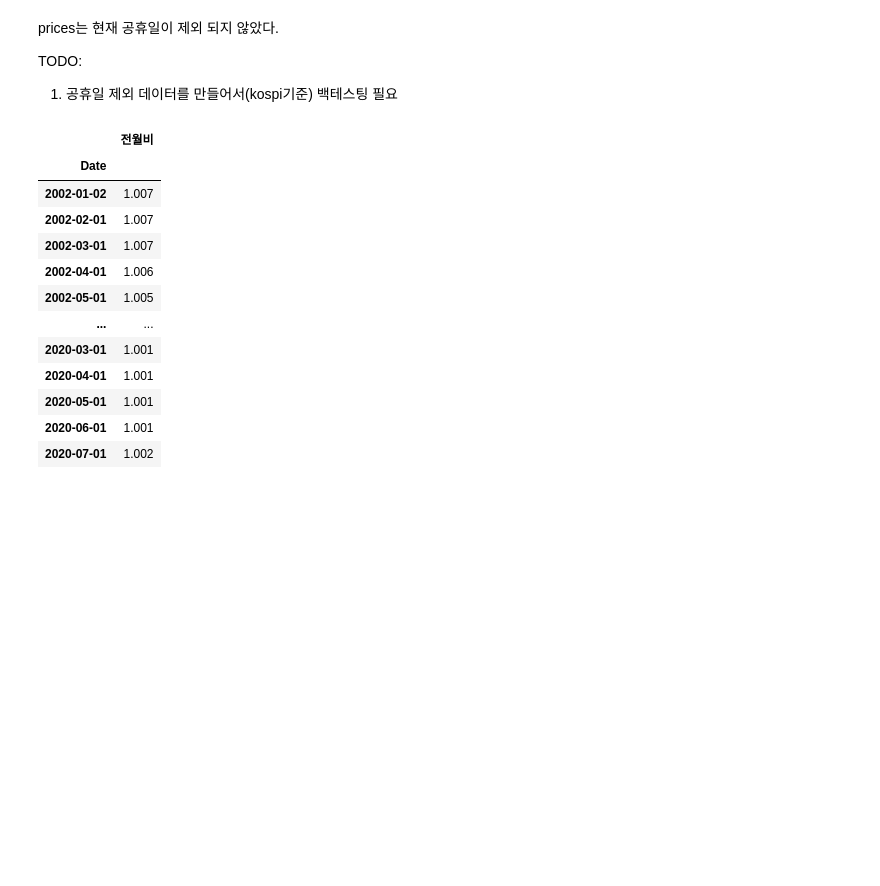
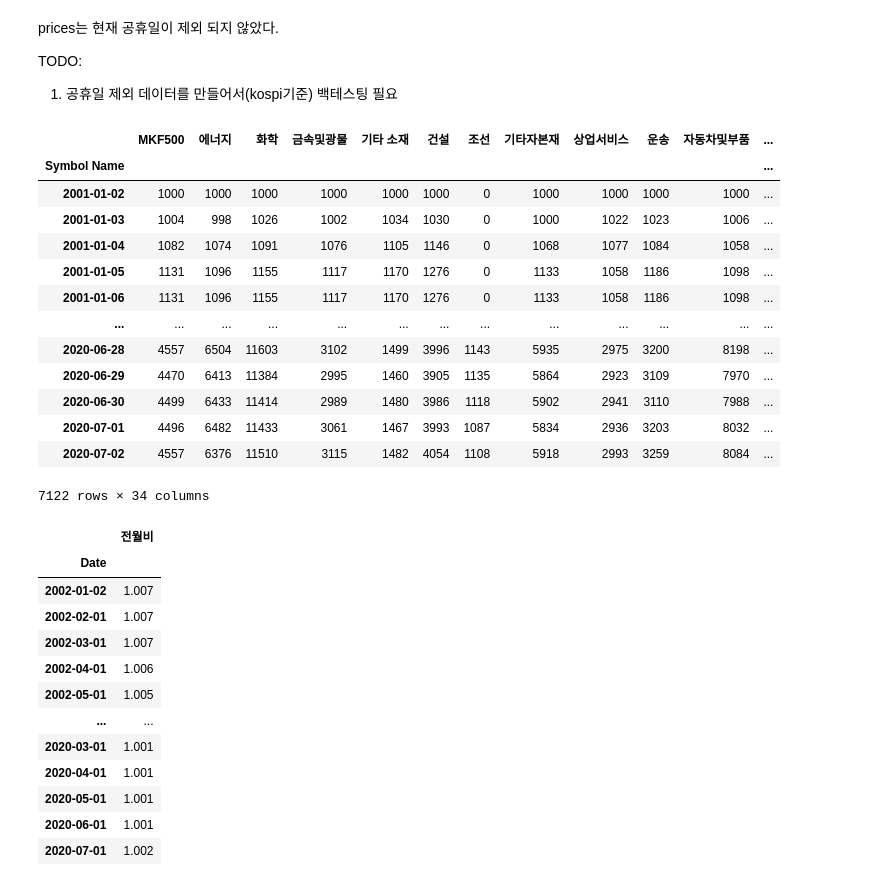
Before and after one commit to hermian/USAP, a Jupyter notebook: ID1.ipynb, the cells around one changed output. Saved outputs shown, nothing was run; the diff lists cells and outputs as text; code cells hidden in the pictures; blank space fills up the shorter version.

```diff
--- a/ID1.ipynb
+++ b/ID1.ipynb
@@ -43,6 +43,22 @@ TODO:
 1. 공휴일 제외 데이터를 만들어서(kospi기준) 백테스팅 필요
 # %%
 prices = pd.read_csv('data/assets.csv', index_col=0, parse_dates=True)
+prices
+# %% [output]
+|  | MKF500 | 에너지 | 화학 | 금속및광물 | 기타 소재 | 건설 | 조선 | 기타자본재 | 상업서비스 | 운송 | 자동차및부품 | ... |
+| Symbol Name |  |  |  |  |  |  |  |  |  |  |  | ... |
+| 2001-01-02 | 1000 | 1000 | 1000 | 1000 | 1000 | 1000 | 0 | 1000 | 1000 | 1000 | 1000 | ... |
+| 2001-01-03 | 1004 | 998 | 1026 | 1002 | 1034 | 1030 | 0 | 1000 | 1022 | 1023 | 1006 | ... |
+| 2001-01-04 | 1082 | 1074 | 1091 | 1076 | 1105 | 1146 | 0 | 1068 | 1077 | 1084 | 1058 | ... |
+| 2001-01-05 | 1131 | 1096 | 1155 | 1117 | 1170 | 1276 | 0 | 1133 | 1058 | 1186 | 1098 | ... |
+| 2001-01-06 | 1131 | 1096 | 1155 | 1117 | 1170 | 1276 | 0 | 1133 | 1058 | 1186 | 1098 | ... |
+| ... | ... | ... | ... | ... | ... | ... | ... | ... | ... | ... | ... | ... |
+| 2020-06-28 | 4557 | 6504 | 11603 | 3102 | 1499 | 3996 | 1143 | 5935 | 2975 | 3200 | 8198 | ... |
+| 2020-06-29 | 4470 | 6413 | 11384 | 2995 | 1460 | 3905 | 1135 | 5864 | 2923 | 3109 | 7970 | ... |
+| 2020-06-30 | 4499 | 6433 | 11414 | 2989 | 1480 | 3986 | 1118 | 5902 | 2941 | 3110 | 7988 | ... |
+| 2020-07-01 | 4496 | 6482 | 11433 | 3061 | 1467 | 3993 | 1087 | 5834 | 2936 | 3203 | 8032 | ... |
+| 2020-07-02 | 4557 | 6376 | 11510 | 3115 | 1482 | 4054 | 1108 | 5918 | 2993 | 3259 | 8084 | ... |
+7122 rows × 34 columns
 # %%
 oecd = pd.read_csv("data/OECD.csv", index_col=0, parse_dates=True).rename_axis("Date")
 oecd
```
Also changed, not shown: parts of 7 cells of this notebook, 10 other files.
